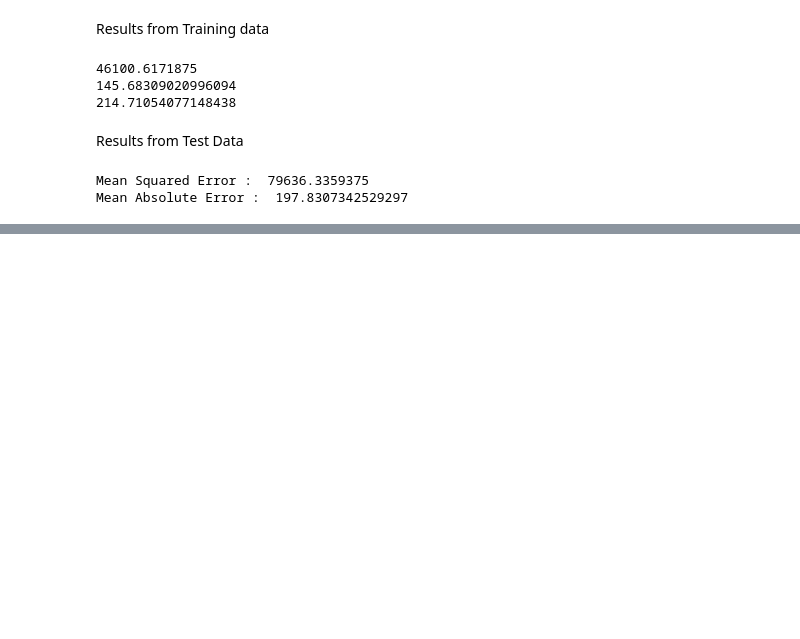
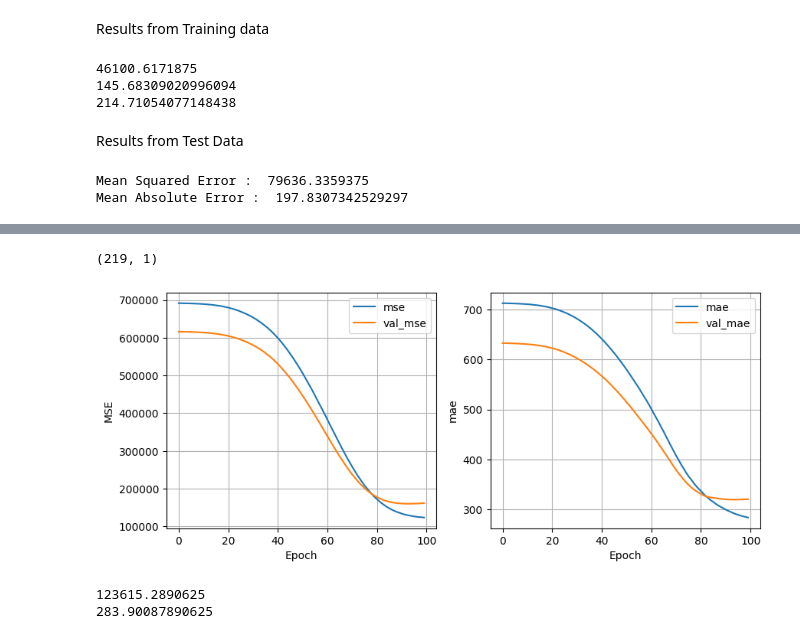
Before and after one commit to sumukhbhat12/Machine-Learning-Course-FreeCodeCamp, a Jupyter notebook: Seoul_Bike_Sharing_Demand_dataset_analysis.ipynb, the cells around one changed output, grey strips where cells are left out. Drawn from its saved outputs; the diff is of its cells as text; code cells hidden in the pictures; blank space fills up the shorter version.

```diff
--- a/Seoul_Bike_Sharing_Demand_dataset_analysis.ipynb
+++ b/Seoul_Bike_Sharing_Demand_dataset_analysis.ipynb
@@ -357,0 +362,46 @@ Mean Absolute Error :  197.8307342529297
+# %%
+temp_normalizer_2 = tf.keras.layers.Normalization(input_shape=(1,), axis=None)
+temp_normalizer_2.adapt(X_train_temp)
+# %%
+temp_nn_model_2 = tf.keras.Sequential([
+    temp_normalizer_2,
+    tf.keras.layers.Dense(32, activation='relu'),
+    tf.keras.layers.Dense(32, activation='relu'),
+    tf.keras.layers.Dense(1, activation='relu'),
+])
+
+temp_nn_model_2.compile(optimizer=tf.keras.optimizers.Adam(learning_rate=0.001), loss='mean_squared_error', metrics=['mse', 'mae'])
+# %%
+X_train_temp.shape
+# %% [output]
+(219, 1)
+# %%
+history = temp_nn_model_2.fit(X_train_temp, y_train_temp, verbose=0, epochs=100, validation_data=(X_valid_temp, y_valid_temp))
+# %%
+def plot_history(history):
+  fig, (ax1, ax2) = plt.subplots(1, 2, figsize=(10,4))
+  ax1.plot(history.history['mse'], label='mse')
+  ax1.plot(history.history['val_mse'], label='val_mse')
+  ax1.set_xlabel('Epoch')
+  ax1.set_ylabel('MSE')
+  ax1.grid(True)
+  ax1.legend()
+
+  ax2.plot(history.history['mae'], label='mae')
+  ax2.plot(history.history['val_mae'], label='val_mae')
+  ax2.set_xlabel('Epoch')
+  ax2.set_ylabel('mae')
+  ax2.grid(True)
+  ax2.legend()
+
+  plt.show()
+# %%
+plot_history(history)
+# %% [output]
+[figure, added]
+# %%
+print(history.history['mse'][-1])
+print(history.history['mae'][-1])
+# %% [output]
+123615.2890625
+283.90087890625
```
Also changed, not shown: parts of 20 cells of this notebook.
